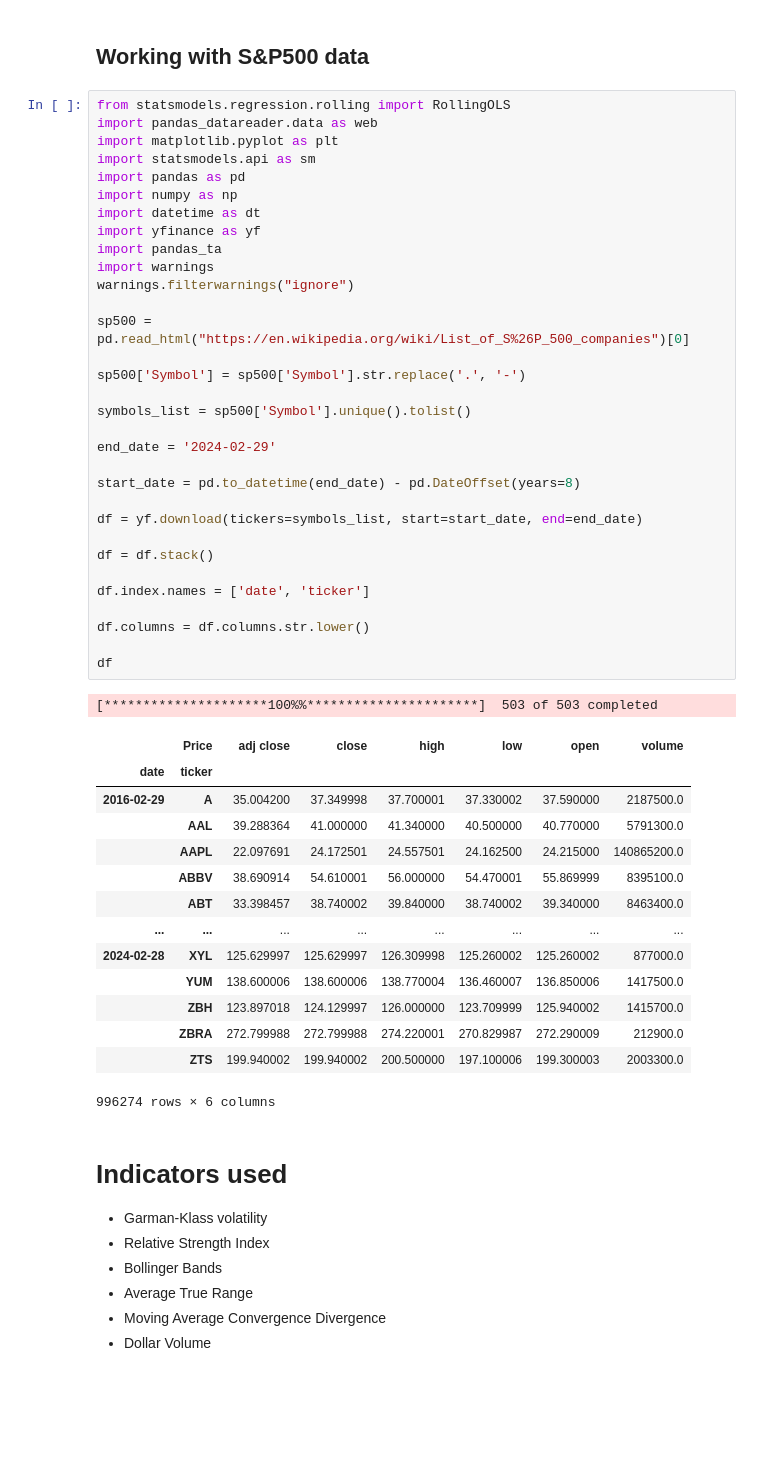
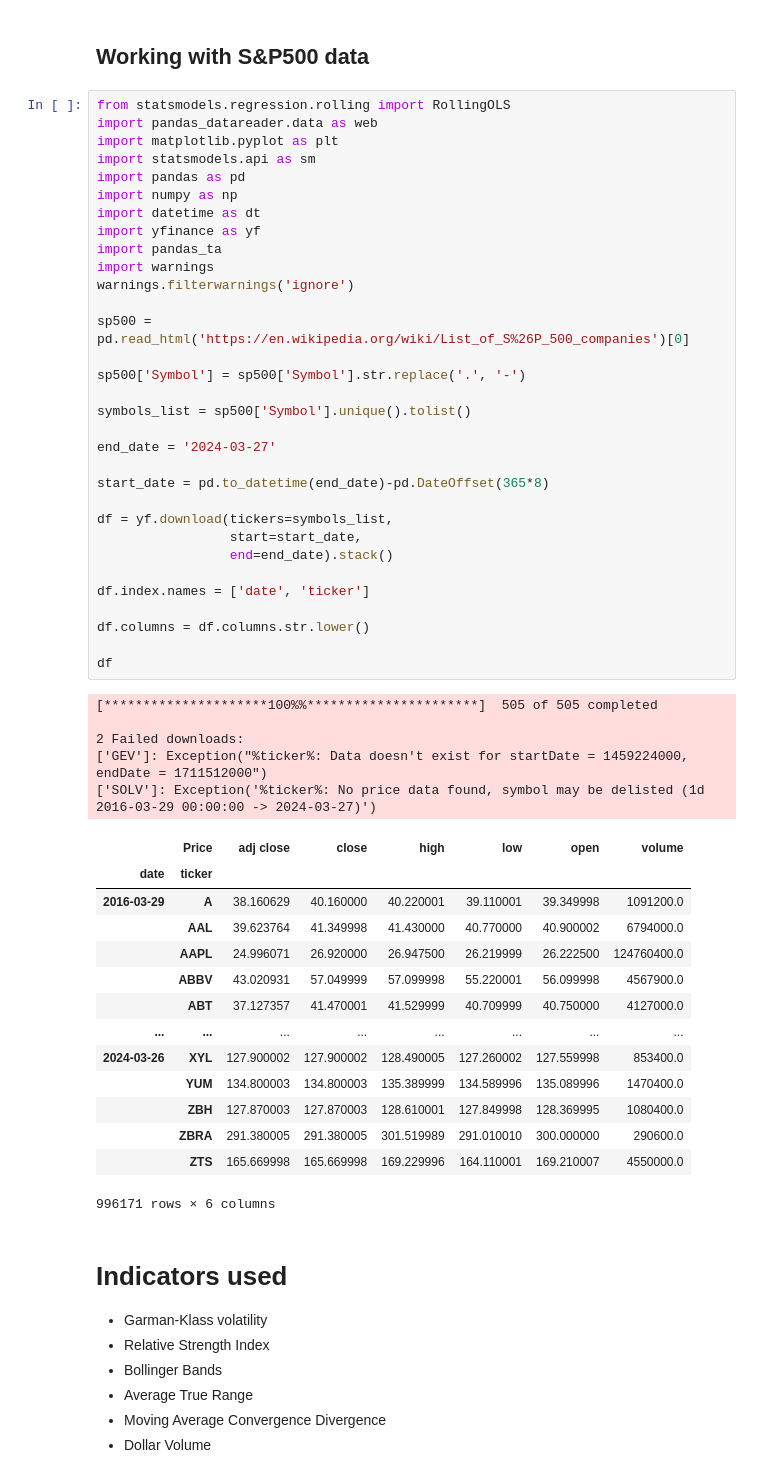
Before and after one commit to 21satvik/Algorithmic-Trading-Strategies, a Jupyter notebook: ML_Quant_strategies.ipynb, the cells around one changed output. Cells and saved outputs as stored; diff of their text form; blank space fills up the shorter version.

```diff
--- a/ML_Quant_strategies.ipynb
+++ b/ML_Quant_strategies.ipynb
@@ -3,51 +3,55 @@
 # %%
 from statsmodels.regression.rolling import RollingOLS
 import pandas_datareader.data as web
 import matplotlib.pyplot as plt
 import statsmodels.api as sm
 import pandas as pd
 import numpy as np
 import datetime as dt
 import yfinance as yf
 import pandas_ta
 import warnings
-warnings.filterwarnings("ignore")
+warnings.filterwarnings('ignore')
 
-sp500 = pd.read_html("https://en.wikipedia.org/wiki/List_of_S%26P_500_companies")[0]
+sp500 = pd.read_html('https://en.wikipedia.org/wiki/List_of_S%26P_500_companies')[0]
 
 sp500['Symbol'] = sp500['Symbol'].str.replace('.', '-')
 
 symbols_list = sp500['Symbol'].unique().tolist()
 
-end_date = '2024-02-29'
+end_date = '2024-03-27'
 
-start_date = pd.to_datetime(end_date) - pd.DateOffset(years=8)
+start_date = pd.to_datetime(end_date)-pd.DateOffset(365*8)
 
-df = yf.download(tickers=symbols_list, start=start_date, end=end_date)
-
-df = df.stack()
+df = yf.download(tickers=symbols_list,
+                 start=start_date,
+                 end=end_date).stack()
 
 df.index.names = ['date', 'ticker']
 
 df.columns = df.columns.str.lower()
 
 df
 # %% [output]
-[*********************100%%**********************]  503 of 503 completed
+[*********************100%%**********************]  505 of 505 completed
+
+2 Failed downloads:
+['GEV']: Exception("%ticker%: Data doesn't exist for startDate = 1459224000, endDate = 1711512000")
+['SOLV']: Exception('%ticker%: No price data found, symbol may be delisted (1d 2016-03-29 00:00:00 -> 2024-03-27)')
 |  | Price | adj close | close | high | low | open | volume |
 | date | ticker |  |  |  |  |  |  |
-| 2016-02-29 | A | 35.004200 | 37.349998 | 37.700001 | 37.330002 | 37.590000 | 2187500.0 |
-|  | AAL | 39.288364 | 41.000000 | 41.340000 | 40.500000 | 40.770000 | 5791300.0 |
-|  | AAPL | 22.097691 | 24.172501 | 24.557501 | 24.162500 | 24.215000 | 140865200.0 |
-|  | ABBV | 38.690914 | 54.610001 | 56.000000 | 54.470001 | 55.869999 | 8395100.0 |
-|  | ABT | 33.398457 | 38.740002 | 39.840000 | 38.740002 | 39.340000 | 8463400.0 |
+| 2016-03-29 | A | 38.160629 | 40.160000 | 40.220001 | 39.110001 | 39.349998 | 1091200.0 |
+|  | AAL | 39.623764 | 41.349998 | 41.430000 | 40.770000 | 40.900002 | 6794000.0 |
+|  | AAPL | 24.996071 | 26.920000 | 26.947500 | 26.219999 | 26.222500 | 124760400.0 |
+|  | ABBV | 43.020931 | 57.049999 | 57.099998 | 55.220001 | 56.099998 | 4567900.0 |
+|  | ABT | 37.127357 | 41.470001 | 41.529999 | 40.709999 | 40.750000 | 4127000.0 |
 | ... | ... | ... | ... | ... | ... | ... | ... |
-| 2024-02-28 | XYL | 125.629997 | 125.629997 | 126.309998 | 125.260002 | 125.260002 | 877000.0 |
-|  | YUM | 138.600006 | 138.600006 | 138.770004 | 136.460007 | 136.850006 | 1417500.0 |
-|  | ZBH | 123.897018 | 124.129997 | 126.000000 | 123.709999 | 125.940002 | 1415700.0 |
-|  | ZBRA | 272.799988 | 272.799988 | 274.220001 | 270.829987 | 272.290009 | 212900.0 |
-|  | ZTS | 199.940002 | 199.940002 | 200.500000 | 197.100006 | 199.300003 | 2003300.0 |
+| 2024-03-26 | XYL | 127.900002 | 127.900002 | 128.490005 | 127.260002 | 127.559998 | 853400.0 |
+|  | YUM | 134.800003 | 134.800003 | 135.389999 | 134.589996 | 135.089996 | 1470400.0 |
+|  | ZBH | 127.870003 | 127.870003 | 128.610001 | 127.849998 | 128.369995 | 1080400.0 |
+|  | ZBRA | 291.380005 | 291.380005 | 301.519989 | 291.010010 | 300.000000 | 290600.0 |
+|  | ZTS | 165.669998 | 165.669998 | 169.229996 | 164.110001 | 169.210007 | 4550000.0 |
-996274 rows × 6 columns
+996171 rows × 6 columns
 # %% [markdown]
 # Indicators used
 - Garman-Klass volatility
```
Also changed, not shown: parts of 4 cells of this notebook.
